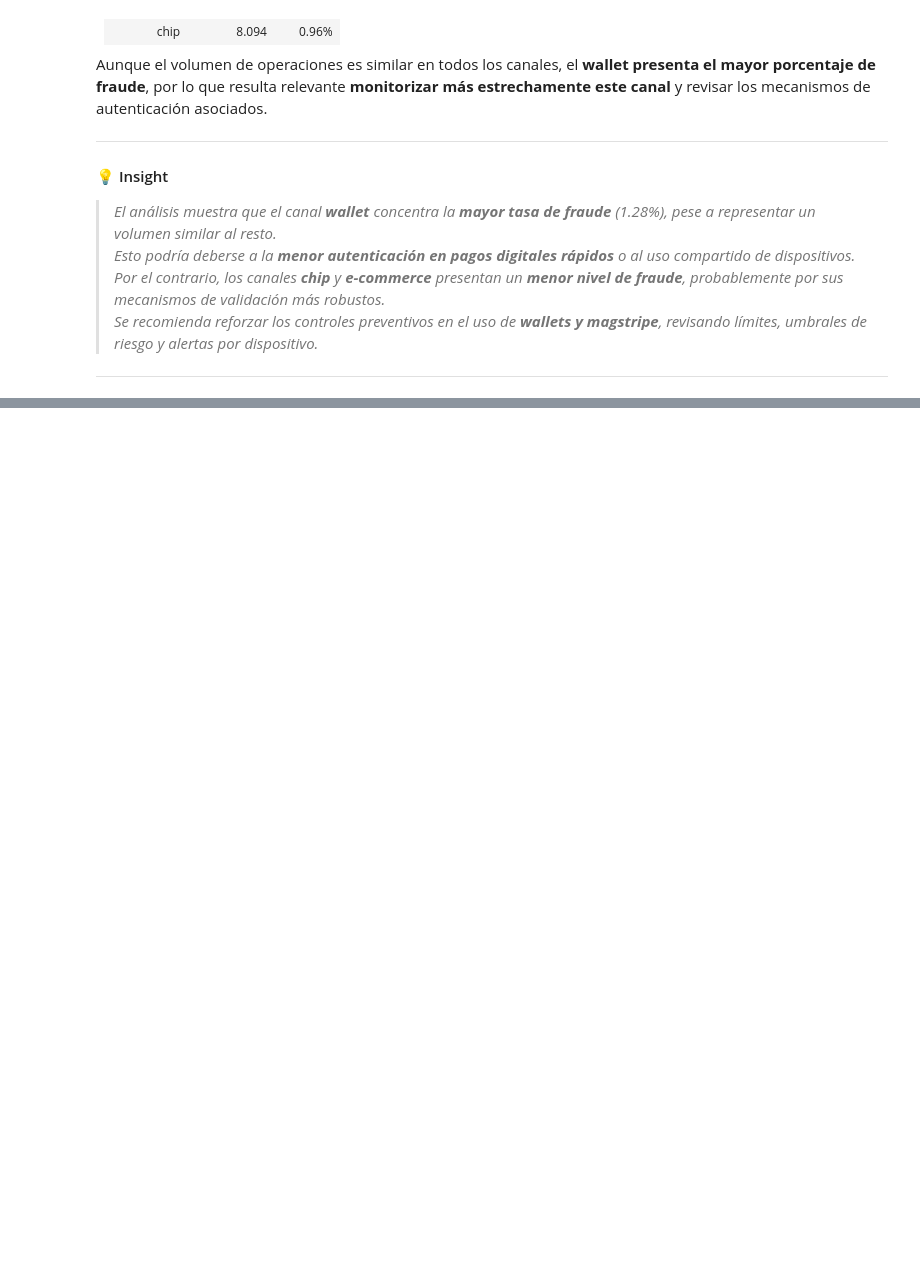
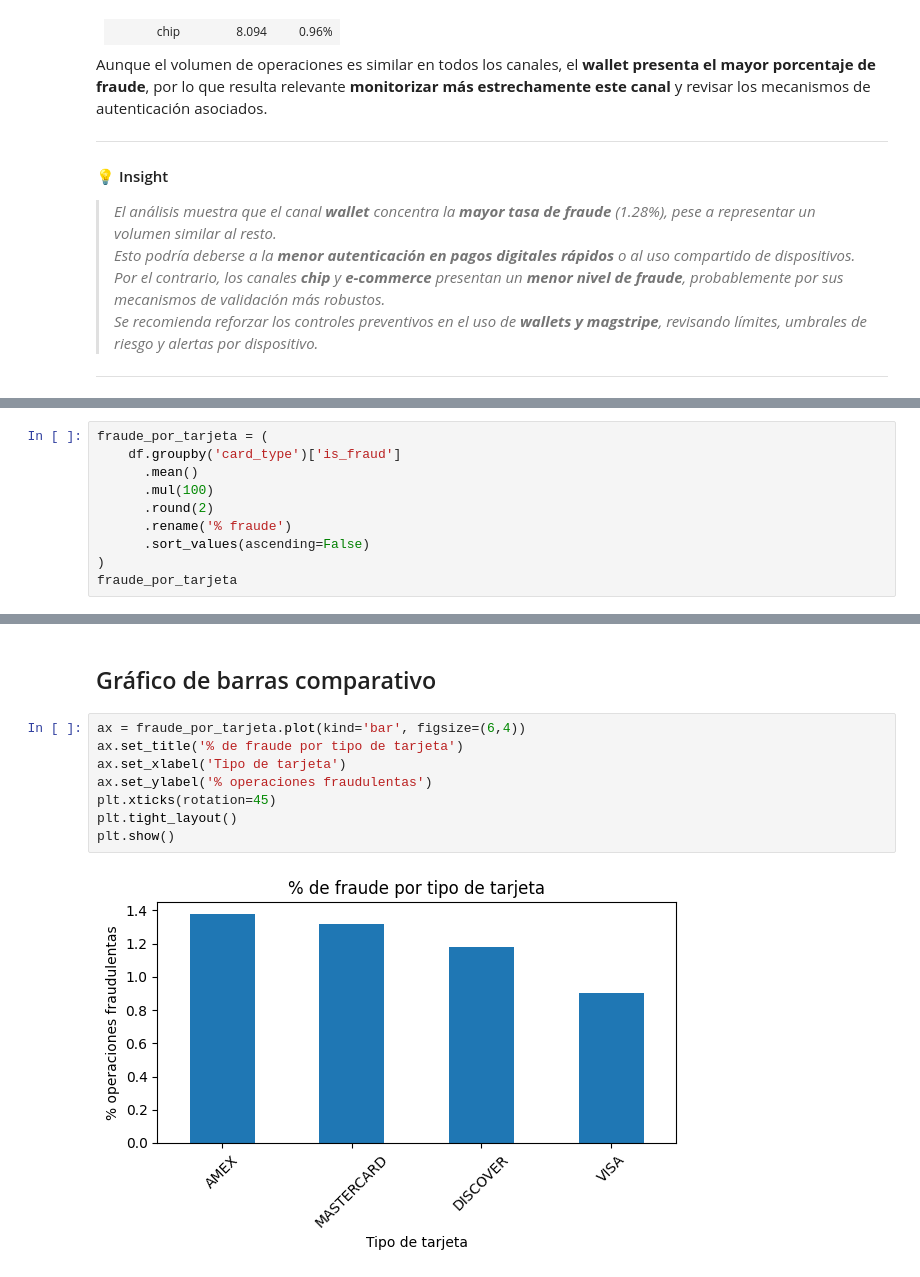
Before and after one commit to PatriciaMerinero/Proyecto_Final_Data_Analytics, a Jupyter notebook: NOTEBOOKS/03_EDA_ANALISIS_DESCRIPTIVO.ipynb, the cells around one changed output, grey strips where cells are left out. Drawn from its saved outputs; the diff is of its cells as text; blank space fills up the shorter version.

Commit message:
Análisis por tipo de tarjeta

```diff
--- a/NOTEBOOKS/03_EDA_ANALISIS_DESCRIPTIVO.ipynb
+++ b/NOTEBOOKS/03_EDA_ANALISIS_DESCRIPTIVO.ipynb
@@ -2331,0 +2350,10 @@ Aunque el volumen de operaciones es similar en todos los canales, el **wallet pr
+# %%
+fraude_por_tarjeta = (
+    df.groupby('card_type')['is_fraud']
+      .mean()
+      .mul(100)
+      .round(2)
+      .rename('% fraude')
+      .sort_values(ascending=False)
+)
+fraude_por_tarjeta
@@ -2331,0 +2372,12 @@ Aunque el volumen de operaciones es similar en todos los canales, el **wallet pr
+# %% [markdown]
+## Gráfico de barras comparativo
+# %%
+ax = fraude_por_tarjeta.plot(kind='bar', figsize=(6,4))
+ax.set_title('% de fraude por tipo de tarjeta')
+ax.set_xlabel('Tipo de tarjeta')
+ax.set_ylabel('% operaciones fraudulentas')
+plt.xticks(rotation=45)
+plt.tight_layout()
+plt.show()
+# %% [output]
+[figure, added]
```
Also changed, not shown: parts of 19 cells of this notebook.
